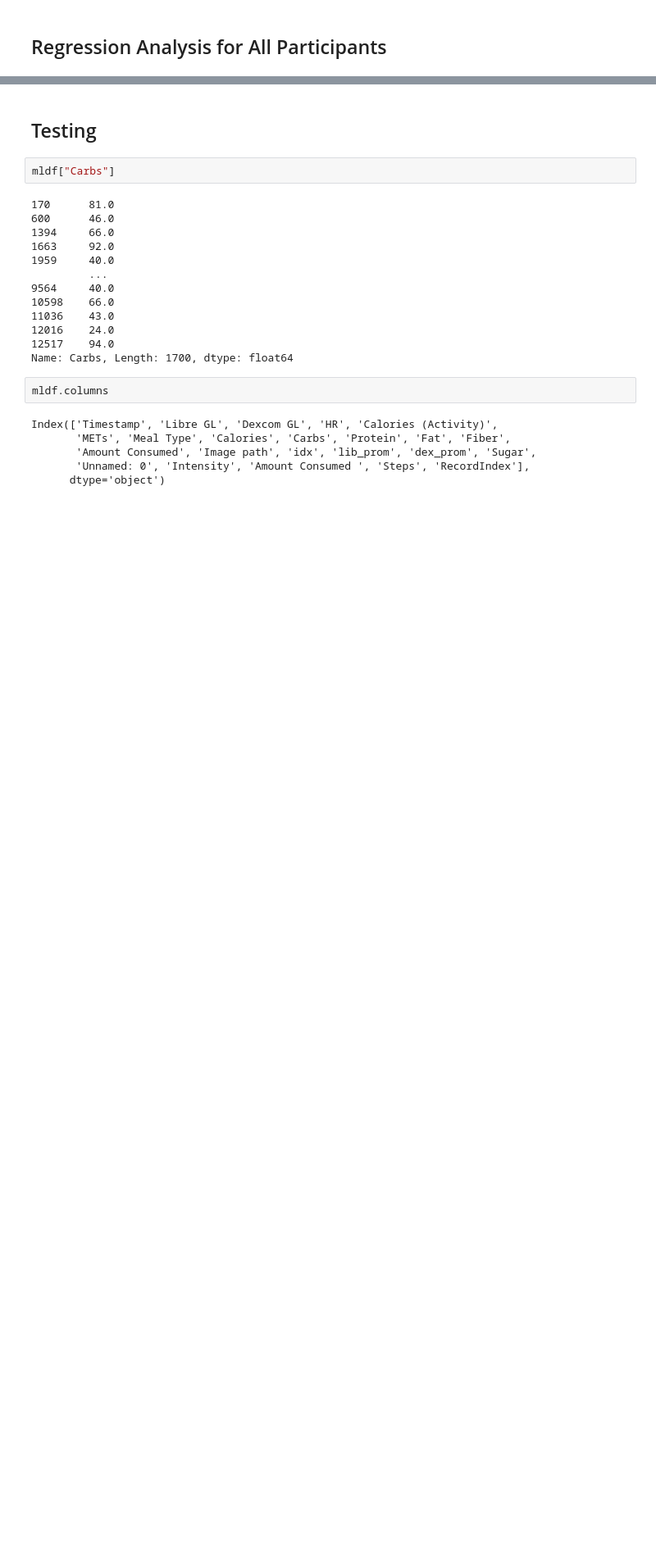
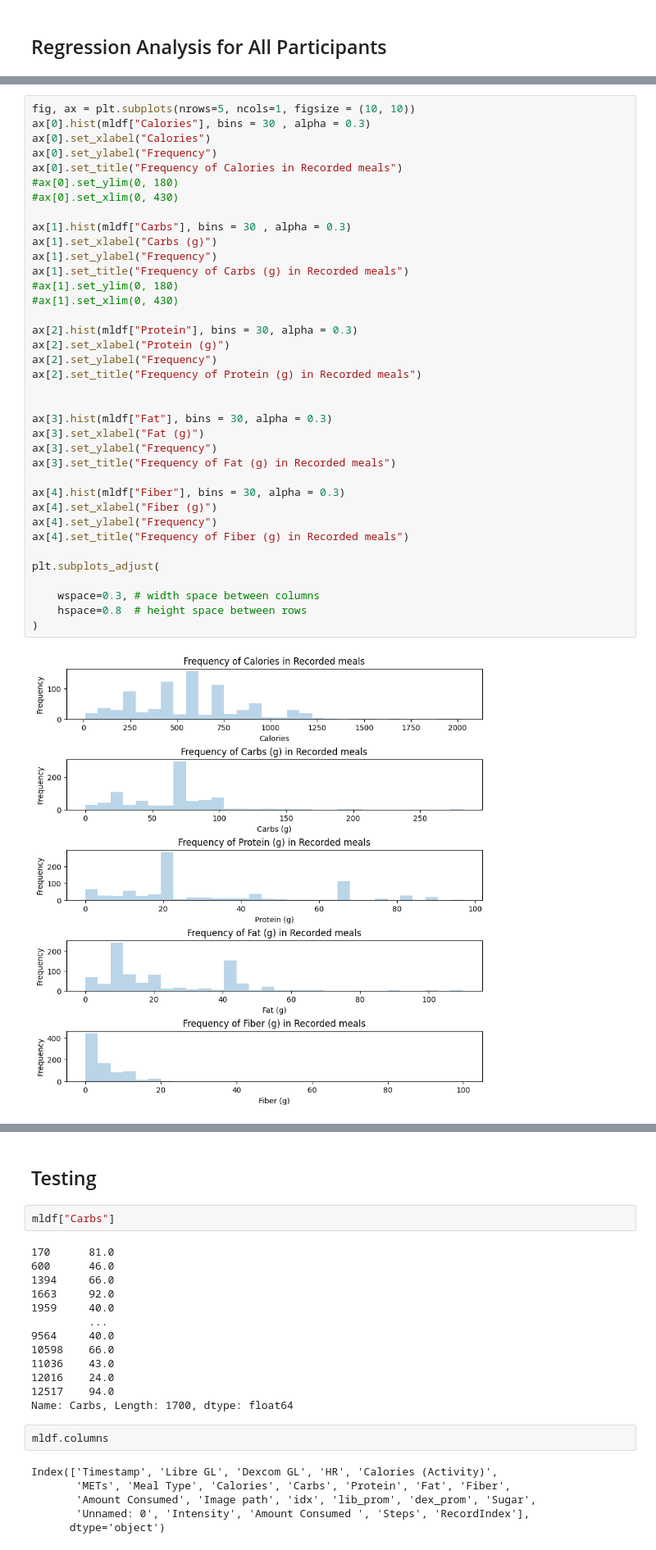
Before and after one commit to vviggyy/drp25, a Jupyter notebook: src/analysis.ipynb, the cells around one changed output, grey strips where cells are left out. Shown at 82% size. Saved outputs shown, nothing was run; the diff lists cells and outputs as text; blank space fills up the shorter version.

```diff
--- a/src/analysis.ipynb
+++ b/src/analysis.ipynb
@@ -113,3 +258,42 @@ dex [1, 1, 0, 2, 2, 2, 2, 2, 2, 2, 2, 1, 2, 2, 2, 2, 1, 2]
+# %%
+fig, ax = plt.subplots(nrows=5, ncols=1, figsize = (10, 10))
+ax[0].hist(mldf["Calories"], bins = 30 , alpha = 0.3)
+ax[0].set_xlabel("Calories")
+ax[0].set_ylabel("Frequency")
+ax[0].set_title("Frequency of Calories in Recorded meals")
+#ax[0].set_ylim(0, 180)
+#ax[0].set_xlim(0, 430)
+
+ax[1].hist(mldf["Carbs"], bins = 30 , alpha = 0.3)
+ax[1].set_xlabel("Carbs (g)")
+ax[1].set_ylabel("Frequency")
+ax[1].set_title("Frequency of Carbs (g) in Recorded meals")
+#ax[1].set_ylim(0, 180)
+#ax[1].set_xlim(0, 430)
+
+ax[2].hist(mldf["Protein"], bins = 30, alpha = 0.3)
+ax[2].set_xlabel("Protein (g)")
+ax[2].set_ylabel("Frequency")
+ax[2].set_title("Frequency of Protein (g) in Recorded meals")
+
+
+ax[3].hist(mldf["Fat"], bins = 30, alpha = 0.3)
+ax[3].set_xlabel("Fat (g)")
+ax[3].set_ylabel("Frequency")
+ax[3].set_title("Frequency of Fat (g) in Recorded meals")
+
+ax[4].hist(mldf["Fiber"], bins = 30, alpha = 0.3)
+ax[4].set_xlabel("Fiber (g)")
+ax[4].set_ylabel("Frequency")
+ax[4].set_title("Frequency of Fiber (g) in Recorded meals")
+
+plt.subplots_adjust(
+
+    wspace=0.3, # width space between columns
+    hspace=0.8  # height space between rows
+)
+# %% [output]
+[figure, added]
 # %%
 X = mldf[['Calories', 'Carbs', 'Protein', 'Fat',
        'Fiber']]
```
Also changed, not shown: parts of 20 cells of this notebook, 2 other files.
